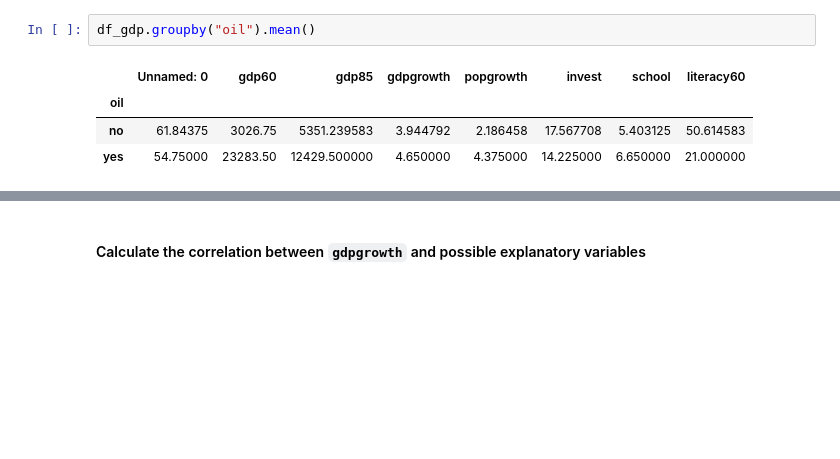
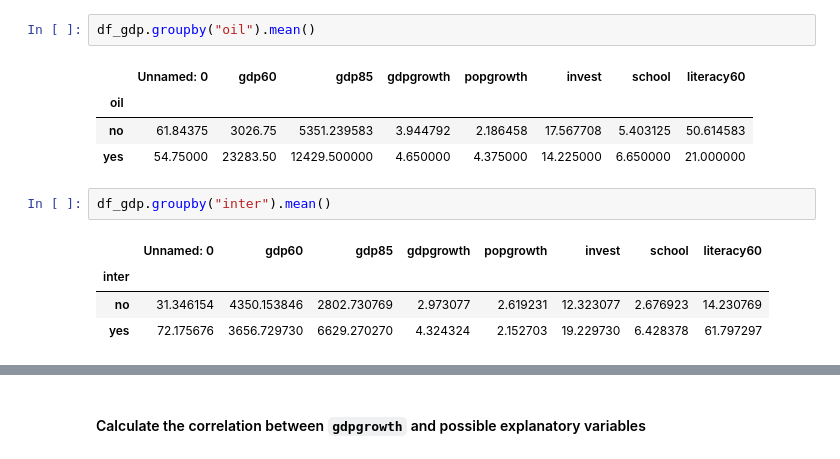
Before and after one commit to zeitgeist-hash/GV918-Week04, a Jupyter notebook: Week_04_Class_Exercise_1.ipynb, the cells around one changed output, grey strips where cells are left out. Saved outputs shown, nothing was run; the diff lists cells and outputs as text; blank space fills up the shorter version.

```diff
--- a/Week_04_Class_Exercise_1.ipynb
+++ b/Week_04_Class_Exercise_1.ipynb
@@ -148,3 +173,10 @@ df_gdp.groupby("oil").mean()
 | oil |  |  |  |  |  |  |  |  |
 | no | 61.84375 | 3026.75 | 5351.239583 | 3.944792 | 2.186458 | 17.567708 | 5.403125 | 50.614583 |
 | yes | 54.75000 | 23283.50 | 12429.500000 | 4.650000 | 4.375000 | 14.225000 | 6.650000 | 21.000000 |
+# %%
+df_gdp.groupby("inter").mean()
+# %% [output]
+|  | Unnamed: 0 | gdp60 | gdp85 | gdpgrowth | popgrowth | invest | school | literacy60 |
+| inter |  |  |  |  |  |  |  |  |
+| no | 31.346154 | 4350.153846 | 2802.730769 | 2.973077 | 2.619231 | 12.323077 | 2.676923 | 14.230769 |
+| yes | 72.175676 | 3656.729730 | 6629.270270 | 4.324324 | 2.152703 | 19.229730 | 6.428378 | 61.797297 |
```
Also changed, not shown: parts of 6 cells of this notebook.
